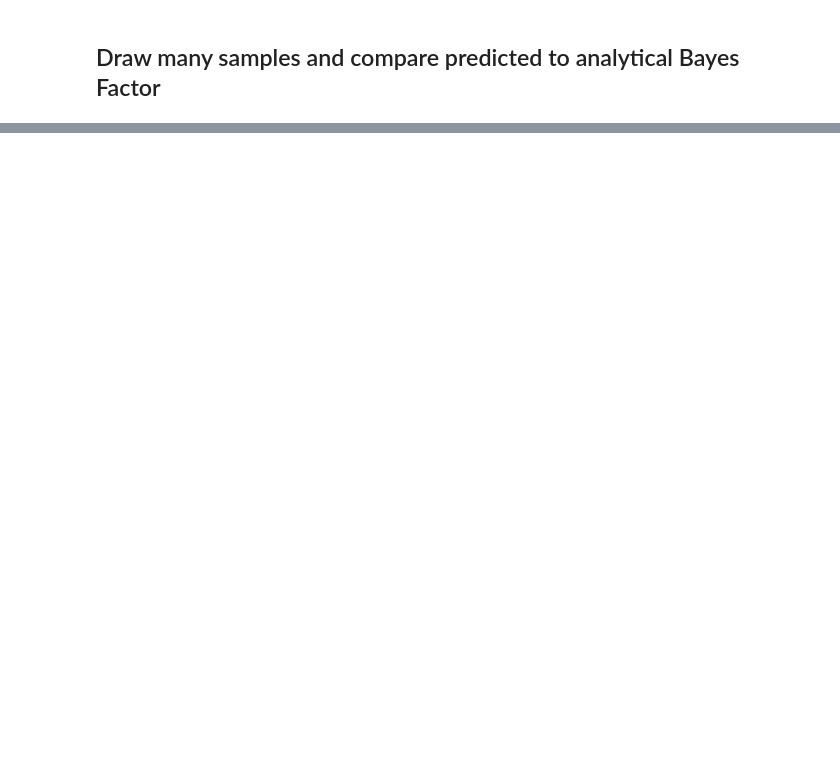
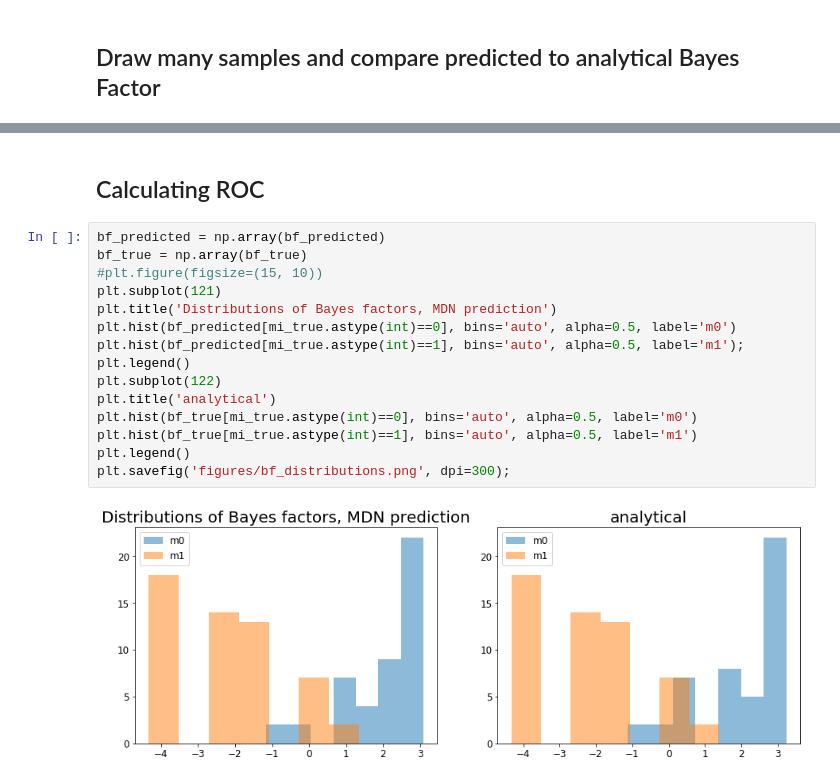
Before and after one commit to janfb/mcabc, a Jupyter notebook: ModelComparison_poisson_vs_negbin.ipynb, the cells around one changed output, grey strips where cells are left out. Cells and saved outputs as stored; diff of their text form; blank space fills up the shorter version.

```diff
--- a/ModelComparison_poisson_vs_negbin.ipynb
+++ b/ModelComparison_poisson_vs_negbin.ipynb
@@ -246,0 +246,19 @@ plt.savefig(os.path.join('figures', 'stats_hists.png'), dpi=300);
+# %% [markdown]
+## Calculating ROC
+# %%
+bf_predicted = np.array(bf_predicted)
+bf_true = np.array(bf_true)
+#plt.figure(figsize=(15, 10))
+plt.subplot(121)
+plt.title('Distributions of Bayes factors, MDN prediction')
+plt.hist(bf_predicted[mi_true.astype(int)==0], bins='auto', alpha=0.5, label='m0')
+plt.hist(bf_predicted[mi_true.astype(int)==1], bins='auto', alpha=0.5, label='m1');
+plt.legend()
+plt.subplot(122)
+plt.title('analytical')
+plt.hist(bf_true[mi_true.astype(int)==0], bins='auto', alpha=0.5, label='m0')
+plt.hist(bf_true[mi_true.astype(int)==1], bins='auto', alpha=0.5, label='m1')
+plt.legend()
+plt.savefig('figures/bf_distributions.png', dpi=300);
+# %% [output]
+[figure, added]
```
Also changed, not shown: parts of 14 cells of this notebook, 4 other files.
